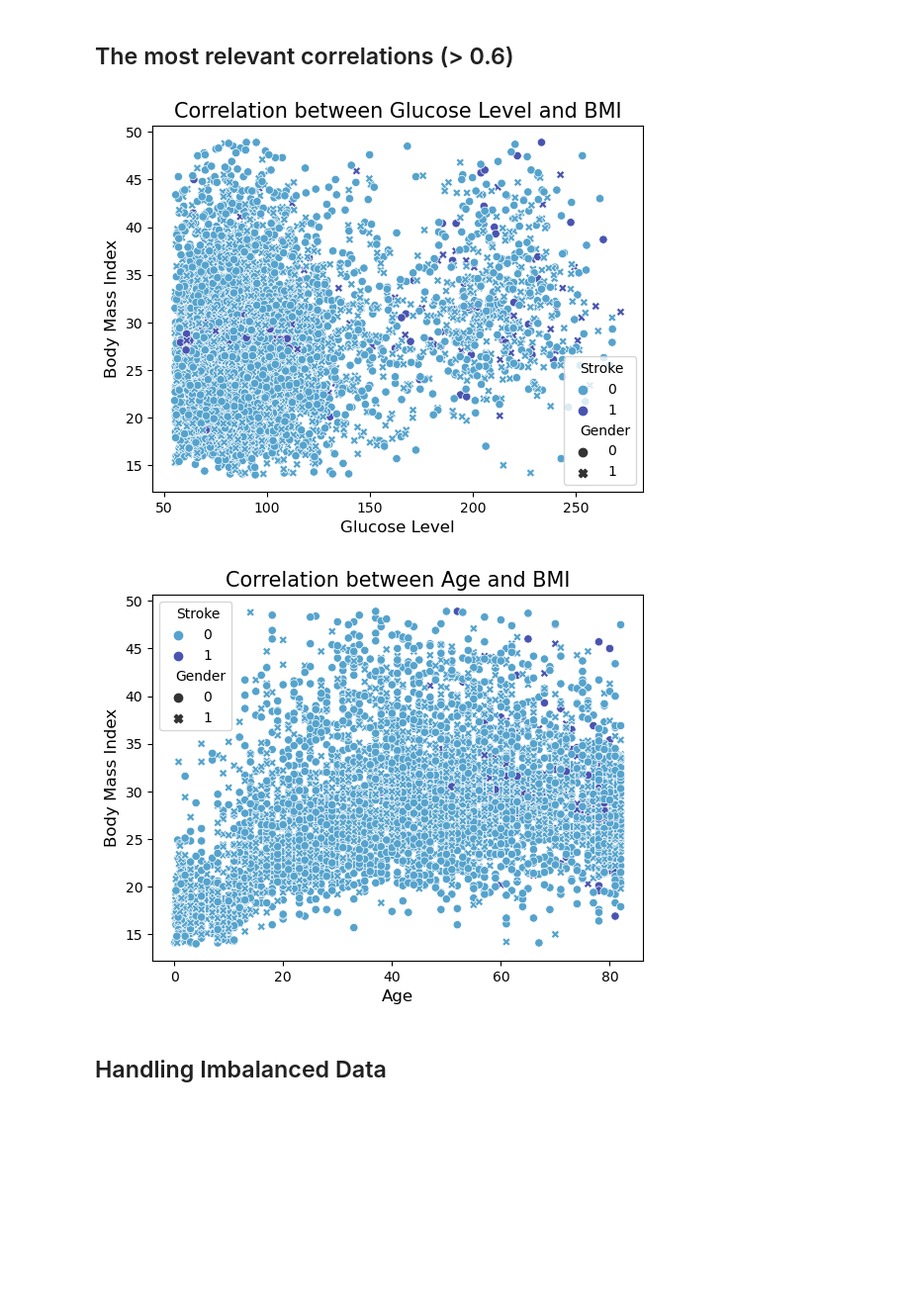
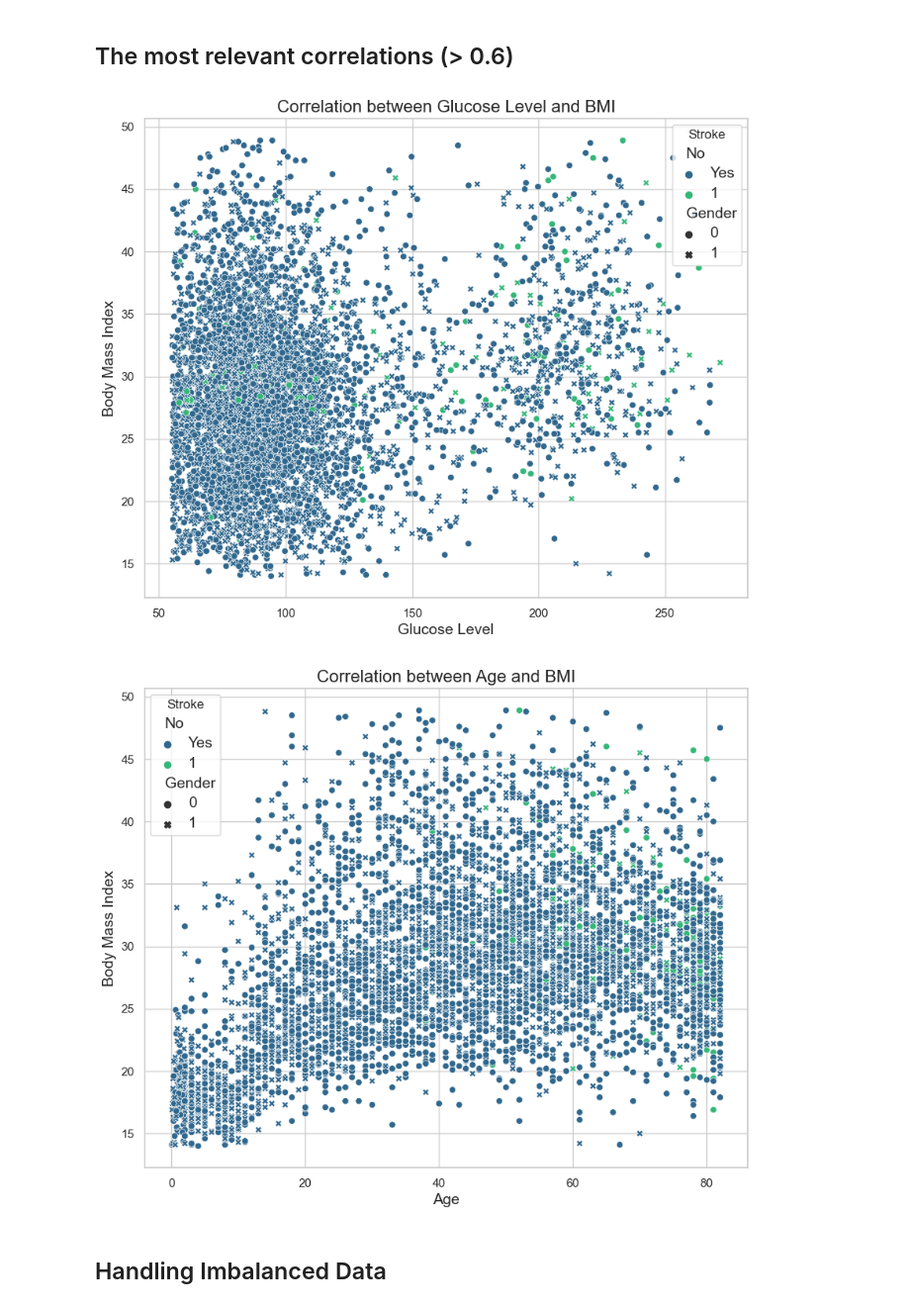
Before and after one commit to heitorgaf/Strategic-Thinking--CA, a Jupyter notebook: StratThink_HDipData_CA1.ipynb, the cells around one changed output. Shown at 99% size. Cells and saved outputs as stored; diff of their text form; code cells hidden in the pictures; blank space fills up the shorter version.

```diff
--- a/StratThink_HDipData_CA1.ipynb
+++ b/StratThink_HDipData_CA1.ipynb
@@ -197,7 +197,7 @@ Index(['Gender', 'Civil Status', 'Type of work', 'Residence', 'Smoking',
 font_size = 12
 
 # Define the 'Icefire' color palette
-custom_palette = sns.color_palette("Set2")
+custom_palette = sns.color_palette("viridis")
 
 fig, axes = plt.subplots(nrows=4, ncols=2, figsize=(10, 15))  # Define subplot parameters
 axes = axes.flatten()  # Flatten the axes array to make it easier to iterate over
@@ -228,6 +228,6 @@ plt.show()  # Display subplots
 # %%
 # Define the color palette as 'icefire'
-sns.set_palette("Set2")
+sns.set_palette("viridis")
 
 fig, axes = plt.subplots(nrows=1, ncols=3, figsize=(17, 6))  # Define subplot parameters
 axes = axes.flatten()  # Flatten the axes array to make it easier to iterate over
@@ -238,7 +238,7 @@ sns.set(style="whitegrid")
 # Iterate over each numerical column of the dataframe, creating a subplot
 for i, col in enumerate(df[num_cols]):
     sns.histplot(x=col, hue='Stroke', data=df, ax=axes[i], kde=True, multiple='stack')
-    axes[i].set_title(col, fontsize=16)  # Set the title and font size
+    axes[i].set_title(col, fontsize=16)
 
     # Set the label font size for the x and y axis
     axes[i].set_xlabel(col, fontsize=16)
@@ -300,7 +300,7 @@ Age               -0.144001
 dtype: float64
 # %%
 # Define the 'Icefire' color palette
-sns.set_palette("Set2")
+sns.set_palette("viridis")
 
 # Sort the skew values in descending order
 df_skew_sorted = df_skew.sort_values(ascending=False)
@@ -386,18 +403,58 @@ df.corr()[['Stroke']].sort_values(by='Stroke', ascending=False)
 # %% [markdown]
 ## The most relevant correlations (> 0.6)
 # %%
-sns.scatterplot(data=df, x="Glucose Level", y="Body Mass Index", hue="Stroke", style="Gender")
-plt.xlabel("Glucose Level", fontsize = 12)
-plt.ylabel("Body Mass Index", fontsize = 12)
-plt.title("Correlation between Glucose Level and BMI", fontsize = 15);
+# Set the style and figure size
+sns.set(style="whitegrid")
+plt.figure(figsize=(10, 8))
+
+# Create the scatterplot
+scatterplot = sns.scatterplot(data=df, x="Glucose Level", y="Body Mass Index", hue="Stroke", style="Gender", palette="viridis")
+
+# Set labels and title
+plt.xlabel("Glucose Level", fontsize=14)
+plt.ylabel("Body Mass Index", fontsize=14)
+plt.title("Correlation between Glucose Level and BMI", fontsize=16)
+
+# Customize the legend
+legend = scatterplot.get_legend()
+legend.set_title("Stroke")
+for text in legend.get_texts():
+    text.set_fontsize(14)
+
+# Add a legend title for "Gender"
+scatterplot.get_legend().set_title("Stroke")
+scatterplot.get_legend().get_texts()[0].set_text("No")
+scatterplot.get_legend().get_texts()[1].set_text("Yes")
+
+plt.show()
 # %% [output]
-[figure, old version]
+[figure, new version]
 # %%
-sns.scatterplot(data=df, x="Age", y="Body Mass Index", hue="Stroke", style="Gender")
-plt.xlabel("Age", fontsize = 12)
-plt.ylabel("Body Mass Index", fontsize = 12)
-plt.title("Correlation between Age and BMI", fontsize = 15);
+# Set the style and figure size
+sns.set(style="whitegrid")
+plt.figure(figsize=(10, 8))
+
+# Create the scatterplot
+scatterplot = sns.scatterplot(data=df, x="Age", y="Body Mass Index", hue="Stroke", style="Gender", palette="viridis")
+
+# Set labels and title
+plt.xlabel("Age", fontsize=14)
+plt.ylabel("Body Mass Index", fontsize=14)
+plt.title("Correlation between Age and BMI", fontsize=16)
+
+# Customize the legend
+legend = scatterplot.get_legend()
+legend.set_title("Stroke")
+for text in legend.get_texts():
+    text.set_fontsize(14)
+
+# Add a legend title for "Gender"
+scatterplot.get_legend().set_title("Stroke")
+scatterplot.get_legend().get_texts()[0].set_text("No")
+scatterplot.get_legend().get_texts()[1].set_text("Yes")
+
+plt.show()
 # %% [output]
-[figure, old version]
+[figure, new version]
 # %% [markdown]
 ## Handling Imbalanced Data
```
Also changed, not shown: parts of 7 cells of this notebook.
